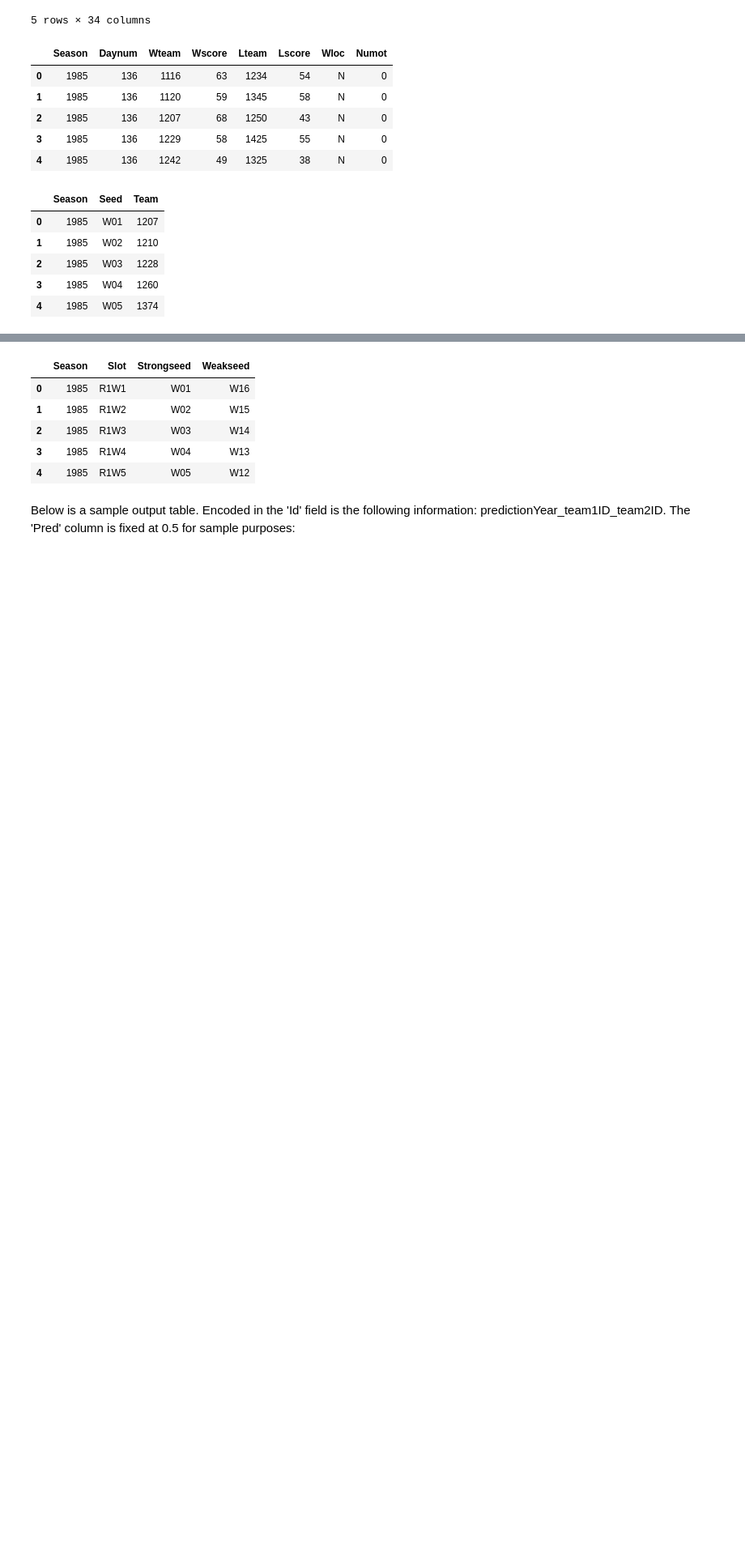
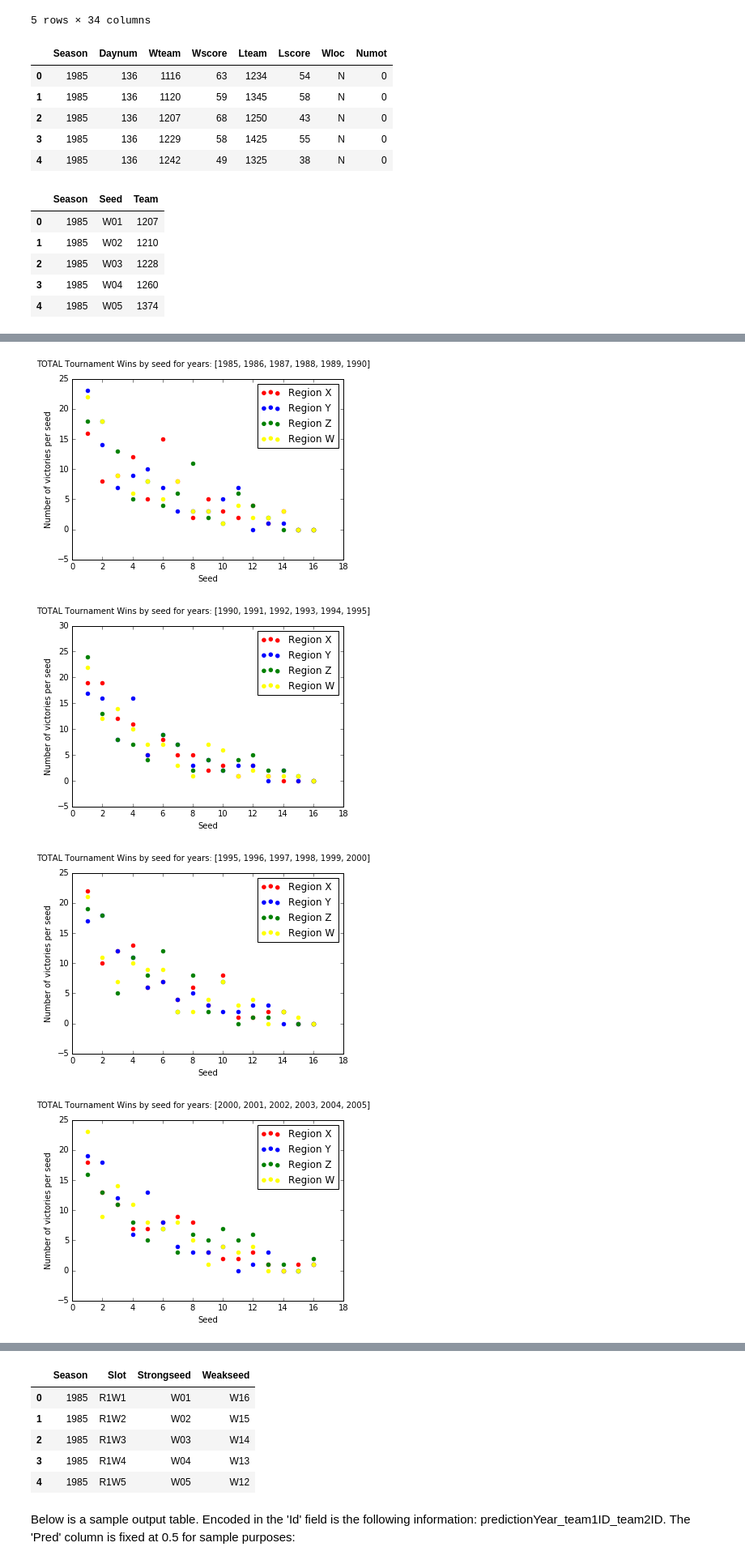
Before and after one commit to nishkakar/MarchMadness, a Jupyter notebook: data_driven_march_madness_kakar_venuti_moscoso_devuono.ipynb, the cells around one changed output, grey strips where cells are left out. Shown at 81% size. Saved outputs shown, nothing was run; the diff lists cells and outputs as text; code cells hidden in the pictures; blank space fills up the shorter version.

```diff
--- a/data_driven_march_madness_kakar_venuti_moscoso_devuono.ipynb
+++ b/data_driven_march_madness_kakar_venuti_moscoso_devuono.ipynb
@@ -93,3 +216,16 @@ tourney_seeds_df.head()
 | 2 | 1985 | W03 | 1228 |
 | 3 | 1985 | W04 | 1260 |
 | 4 | 1985 | W05 | 1374 |
+# %%
+winner = tourney_results_compact_df[['Season', 'Wteam']]
+list_win = []
+list_reg = []
+wins = []
+for index, row in winner.iterrows():
+    cur_year = tourney_seeds_df.loc[tourney_seeds_df['Season'] == row['Season']]
+    win_seed = cur_year.loc[cur_year['Team'] == row['Wteam']]
+    list_win.append(int((win_seed['Seed'].values)[0][1:3]))
+    list_reg.append((win_seed['Seed'].values)[0][0])
+    #wins.append()
+winner['Wseed'] = list_win
+winner['Wseedreg'] = list_reg
@@ -95,0 +241,31 @@ tourney_seeds_df.head()
+# %%
+five_year_range = [range(1985, 1991), range(1990, 1996), range(1995, 2001), range(2000, 2006), range(2000, 2006), range(2005, 2011),range(2010, 2016)]
+for year_set in five_year_range:
+    #this is perfect
+    cur_year_df = winner.loc[winner['Season'].isin(year_set)]
+    seed_win_countX = dict.fromkeys(range(1,17), 0)
+    seed_win_countY = dict.fromkeys(range(1,17), 0)
+    seed_win_countZ = dict.fromkeys(range(1,17), 0)
+    seed_win_countW = dict.fromkeys(range(1,17), 0)
+
+    d = {'X':seed_win_countX, 'Y':seed_win_countY, 'Z':seed_win_countZ, 'W':seed_win_countW}
+    #this part works now! creates dictionary of how many times teams within each region won by seed
+    for key, value in d.iteritems():
+        cur_reg = cur_year_df.loc[cur_year_df['Wseedreg']==key]
+        for val_key, val_val in value.iteritems():
+            value[val_key] = (cur_reg['Wseed'] == val_key).sum()
+
+    reg_X = plt.scatter(seed_win_countX.keys(),seed_win_countX.values(), color = 'red')
+    reg_Y = plt.scatter(seed_win_countY.keys(),seed_win_countY.values(), color = 'blue')
+    reg_Z = plt.scatter(seed_win_countZ.keys(),seed_win_countZ.values(), color = 'green')
+    reg_W = plt.scatter(seed_win_countW.keys(),seed_win_countW.values(), color = 'yellow')
+    plt.ylabel('Number of victories per seed')
+    plt.xlabel('Seed')
+    plt.suptitle('TOTAL Tournament Wins by seed for years: %s' %year_set)
+    plt.legend([reg_X, reg_Y, reg_Z, reg_W], ['Region X', 'Region Y', 'Region Z', 'Region W', ], loc = 'upper right')
+    plt.show()
+# %% [output]
+[figure, added]
+[figure, added]
+[figure, added]
+[figure, added]
```
Also changed, not shown: parts of 5 cells of this notebook.
